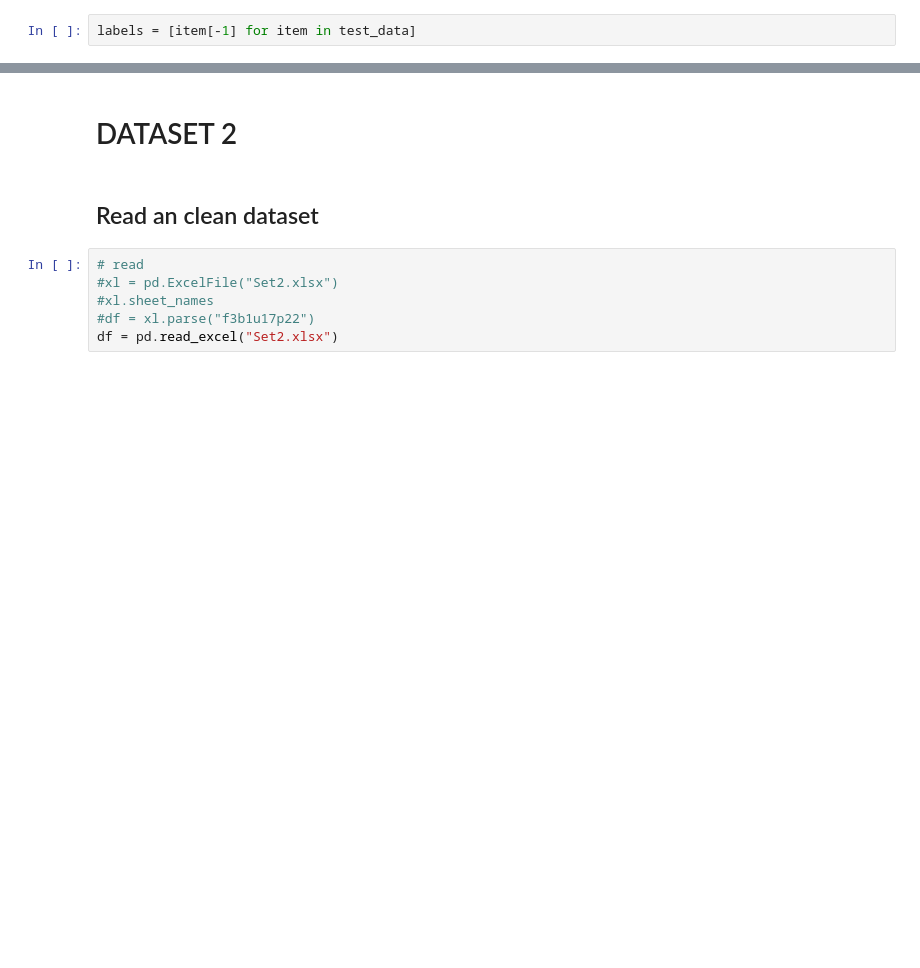
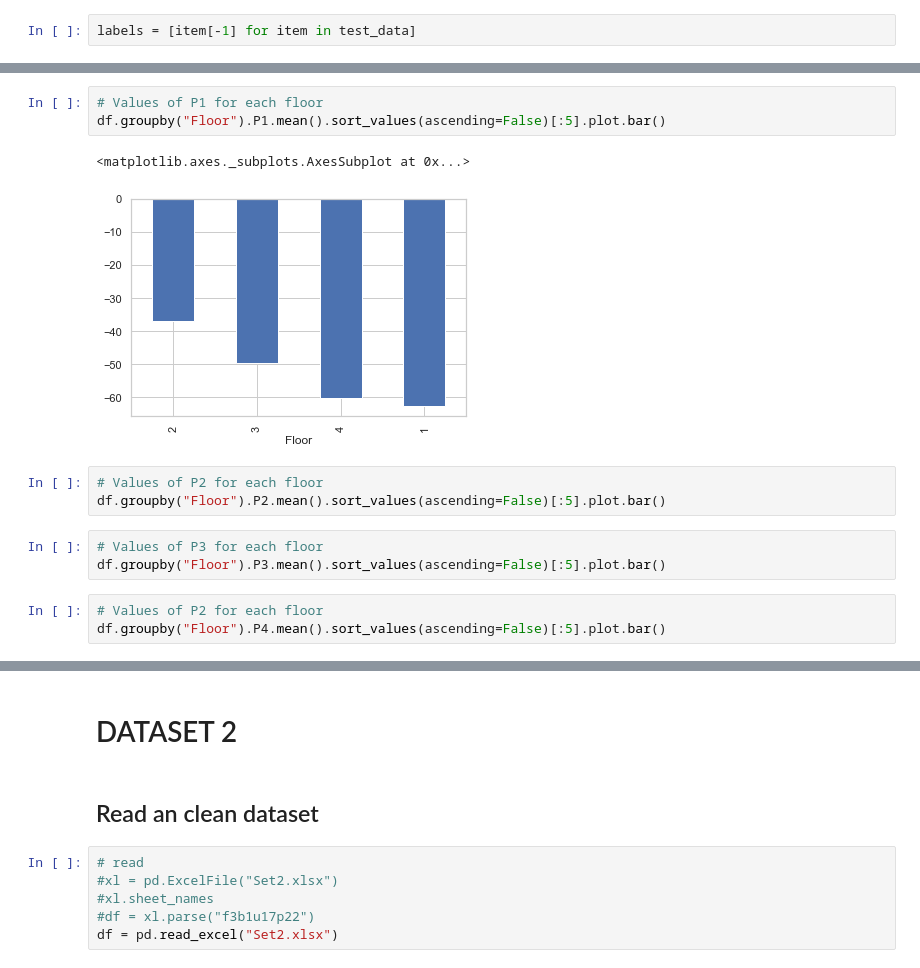
Before and after one commit to luisblazquezm/mii2-classification-models-study, a Jupyter notebook: notebooks/naive-bayes.ipynb, the cells around one changed output, grey strips where cells are left out. Cells and saved outputs as stored; diff of their text form; blank space fills up the shorter version.

```diff
--- a/notebooks/naive-bayes.ipynb
+++ b/notebooks/naive-bayes.ipynb
@@ -231,0 +306,15 @@ model.visualize(labels, predictions, 'Location')
+# %%
+# Values of P1 for each floor
+df.groupby("Floor").P1.mean().sort_values(ascending=False)[:5].plot.bar()
+# %% [output]
+<matplotlib.axes._subplots.AxesSubplot at 0x...>
+[figure, added]
+# %%
+# Values of P2 for each floor
+df.groupby("Floor").P2.mean().sort_values(ascending=False)[:5].plot.bar()
+# %%
+# Values of P3 for each floor
+df.groupby("Floor").P3.mean().sort_values(ascending=False)[:5].plot.bar()
+# %%
+# Values of P2 for each floor
+df.groupby("Floor").P4.mean().sort_values(ascending=False)[:5].plot.bar()
```
Also changed, not shown: parts of 36 cells of this notebook, 3 other files.
